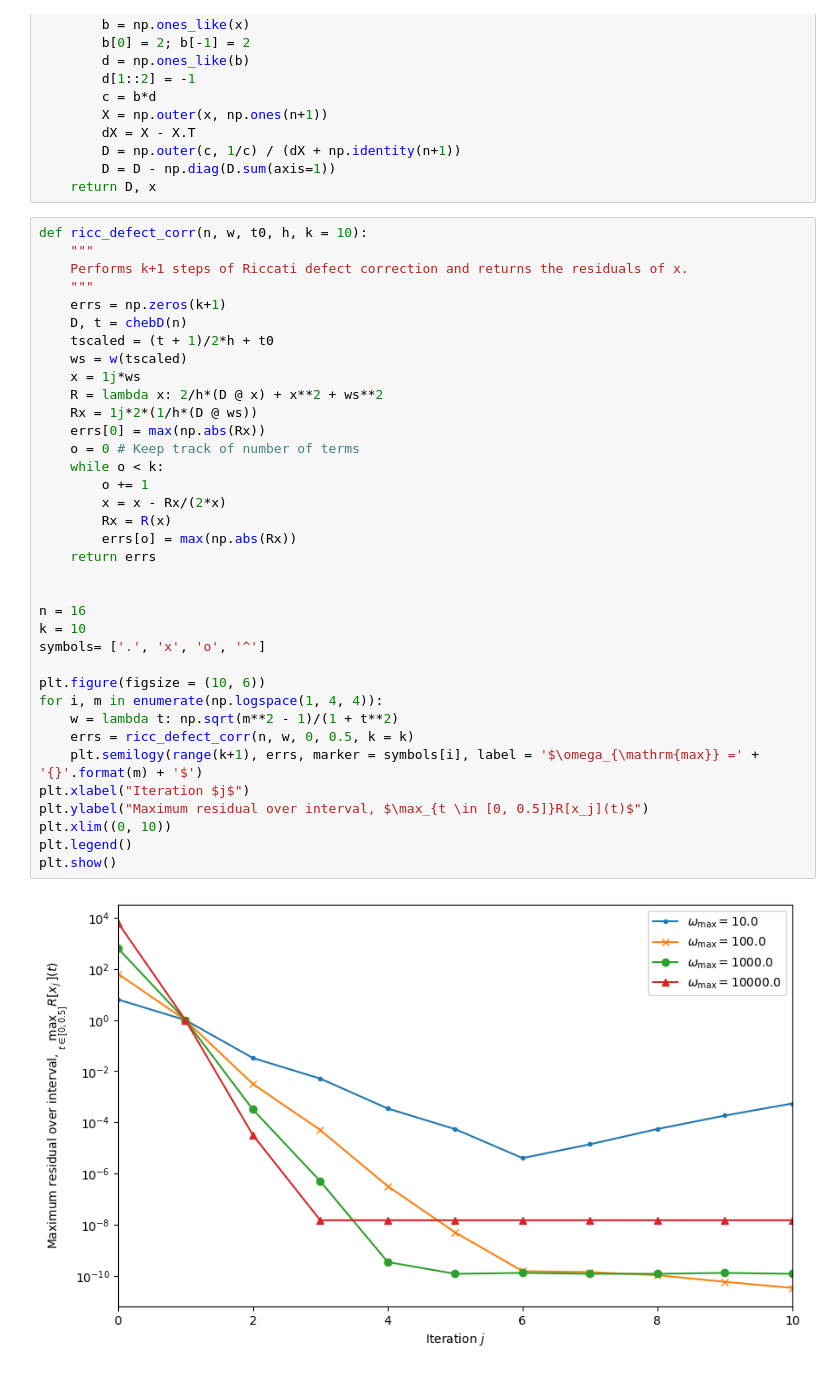
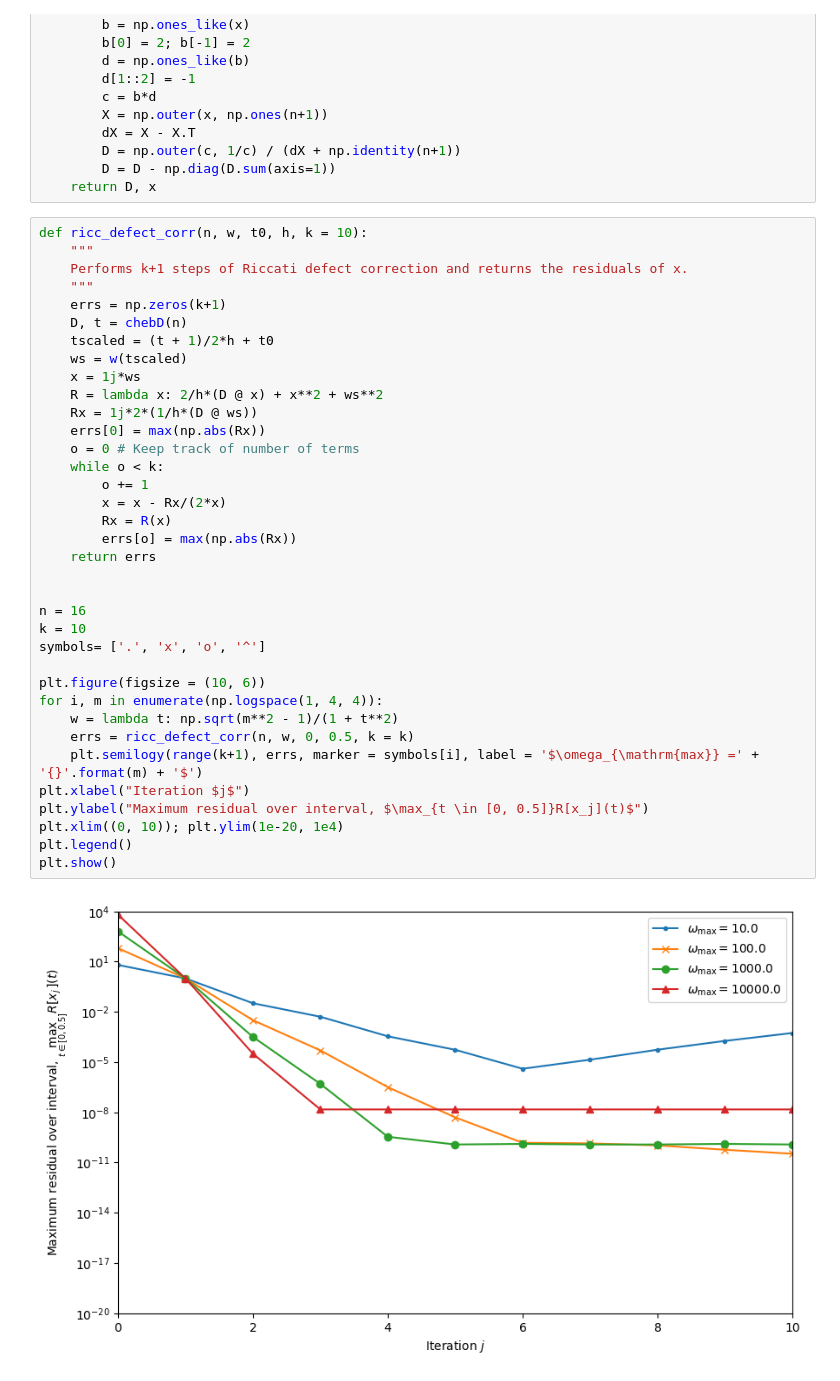
Before and after one commit to cu-comptools/fall2024, a Jupyter notebook: ODEs_3_asymptotic.ipynb, the cells around one changed output. Saved outputs shown, nothing was run; the diff lists cells and outputs as text.

```diff
--- a/ODEs_3_asymptotic.ipynb
+++ b/ODEs_3_asymptotic.ipynb
@@ -315,32 +373,32 @@ def ricc_defect_corr(n, w, t0, h, k = 10):
     D, t = chebD(n)
     tscaled = (t + 1)/2*h + t0
     ws = w(tscaled)
     x = 1j*ws
     R = lambda x: 2/h*(D @ x) + x**2 + ws**2
     Rx = 1j*2*(1/h*(D @ ws))
     errs[0] = max(np.abs(Rx))
     o = 0 # Keep track of number of terms
     while o < k:
         o += 1
         x = x - Rx/(2*x)
         Rx = R(x)
         errs[o] = max(np.abs(Rx))
     return errs
 
 
 n = 16
 k = 10
 symbols= ['.', 'x', 'o', '^']
 
 plt.figure(figsize = (10, 6))
 for i, m in enumerate(np.logspace(1, 4, 4)):
     w = lambda t: np.sqrt(m**2 - 1)/(1 + t**2)
     errs = ricc_defect_corr(n, w, 0, 0.5, k = k)
     plt.semilogy(range(k+1), errs, marker = symbols[i], label = '$\omega_{\mathrm{max}} =' + '{}'.format(m) + '$')
 plt.xlabel("Iteration $j$")
 plt.ylabel("Maximum residual over interval, $\max_{t \in [0, 0.5]}R[x_j](t)$")
-plt.xlim((0, 10))
+plt.xlim((0, 10)); plt.ylim(1e-20, 1e4)
 plt.legend()
 plt.show()
 # %% [output]
-[figure, old version]
+[figure, new version]
```
Also changed, not shown: parts of 1 cell of this notebook.
